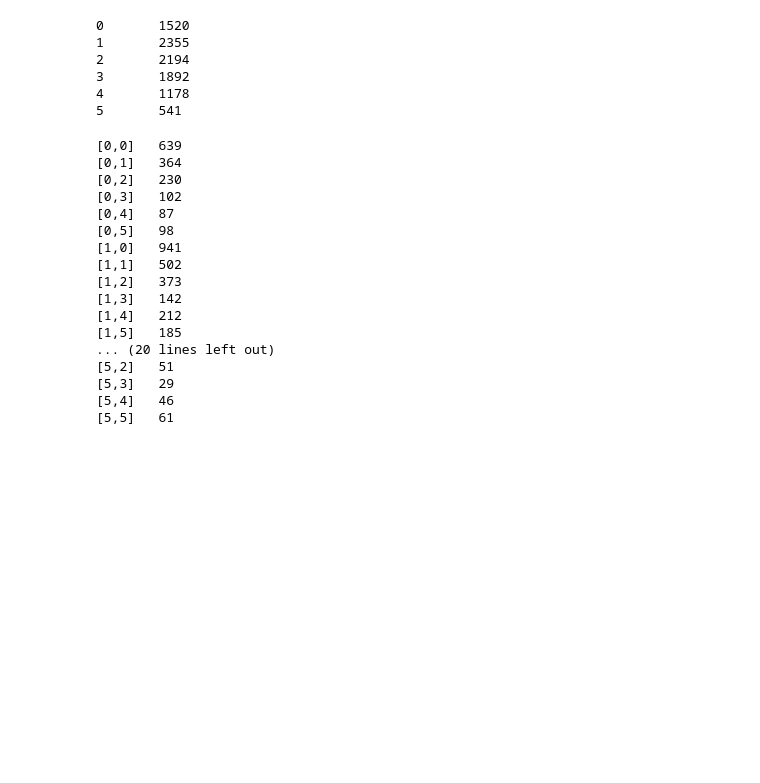
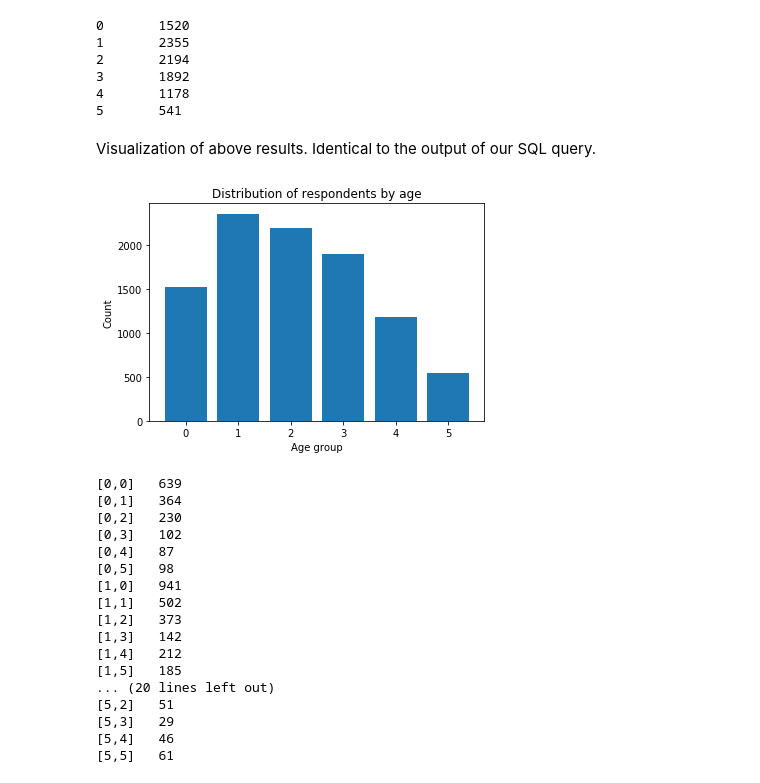
Before and after one commit to s153587/ComptationalTools-Final, a Jupyter notebook: Project.ipynb, the cells around one changed output. Cells and saved outputs as stored; diff of their text form; code cells hidden in the pictures; blank space fills up the shorter version.

```diff
--- a/Project.ipynb
+++ b/Project.ipynb
@@ -416,6 +419,19 @@ Writing Scripts/full.py
 3       1892
 4       1178
 5       541
+# %% [markdown]
+Visualization of above results. Identical to the output of our SQL query.
+# %%
+grp = [i for i in range(6)]
+num = [1520, 2355, 2194, 1892, 1178, 541]
+
+plt.bar(grp, num)
+plt.title('Distribution of respondents by age')
+plt.ylabel('Count')
+plt.xlabel('Age group')
+plt.show()
+# %% [output]
+[figure, added]
 # %%
 !python Scripts/distinct.py Data/Wikipedia_Editor_Survey_2012_-_anonymized_dataset_clean.csv --quiet
 # %% [output]
```
Also changed, not shown: parts of 3 cells of this notebook, 1 other file.
